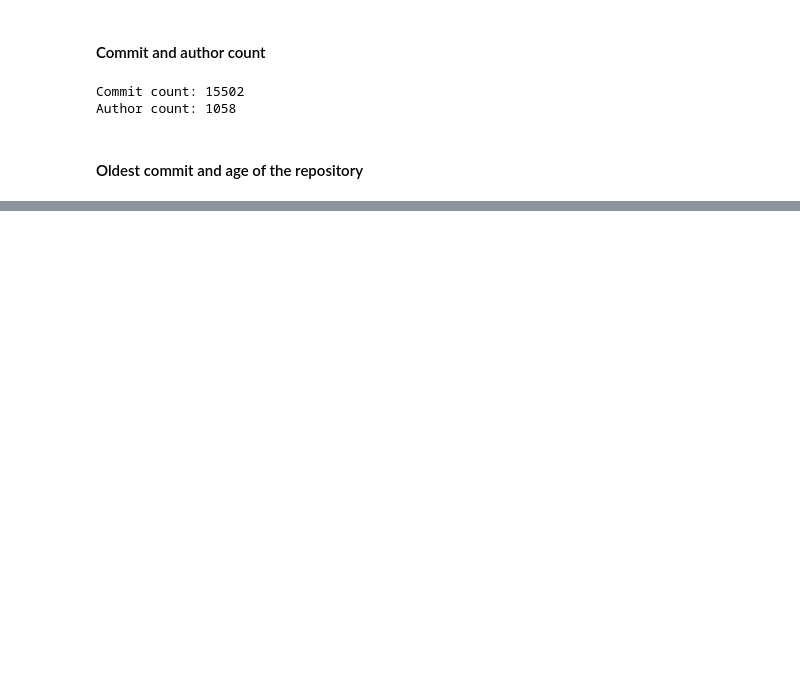
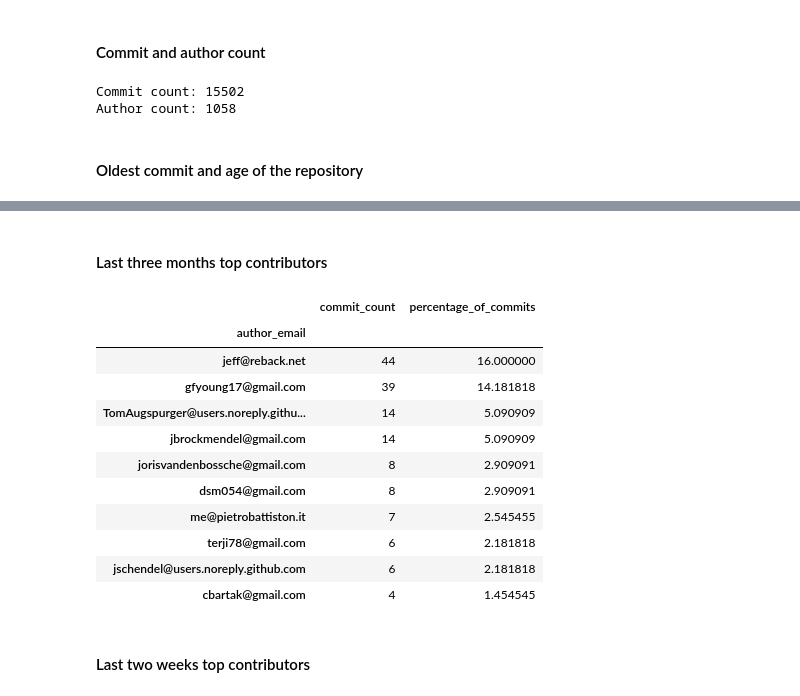
Before and after one commit to skupsala/gitlytic, a Jupyter notebook: gitlytic/notebooks/repo-overview.ipynb, the cells around one changed output, grey strips where cells are left out. Saved outputs shown, nothing was run; the diff lists cells and outputs as text; code cells hidden in the pictures; blank space fills up the shorter version.

```diff
--- a/gitlytic/notebooks/repo-overview.ipynb
+++ b/gitlytic/notebooks/repo-overview.ipynb
@@ -15,7 +15,7 @@ from project_utils import get_project_output_dir_by_name
 # %% [markdown]
 Set your project and repo config here
 # %%
-PROJECT_NAME = 'pandas-project'
+PROJECT_NAME = 'pydata-project'
 REPO_NAME = 'pandas'
 # %% [markdown]
 Load repo TSV file
@@ -61,3 +69 @@ Repository is 8 year(s) and 24 day(s) old.
 First commit was written 2009-07-31 15:07:16
-# %%
-top_committers = data.groupby('author_email').size().sort_values(ascending=False)[:10]
@@ -63,0 +116,22 @@ top_committers = data.groupby('author_email').size().sort_values(ascending=False
+# %% [markdown]
+#### Last three months top contributors
+# %%
+last_three_months_commits = data[data['author_date'] >= (datetime.today() - timedelta(days=3 * 30))]
+
+last_three_months_top_contributors = get_top_contributors(last_three_months_commits)
+last_three_months_top_contributors
+# %% [output]
+|  | commit_count | percentage_of_commits |
+| author_email |  |  |
+| jeff@reback.net | 44 | 16.000000 |
+| gfyoung17@gmail.com | 39 | 14.181818 |
+| TomAugspurger@users.noreply.githu... | 14 | 5.090909 |
+| jbrockmendel@gmail.com | 14 | 5.090909 |
+| jorisvandenbossche@gmail.com | 8 | 2.909091 |
+| dsm054@gmail.com | 8 | 2.909091 |
+| me@pietrobattiston.it | 7 | 2.545455 |
+| terji78@gmail.com | 6 | 2.181818 |
+| jschendel@users.noreply.github.com | 6 | 2.181818 |
+| cbartak@gmail.com | 4 | 1.454545 |
+# %% [markdown]
+#### Last two weeks top contributors
```
Also changed, not shown: parts of 16 cells of this notebook.
